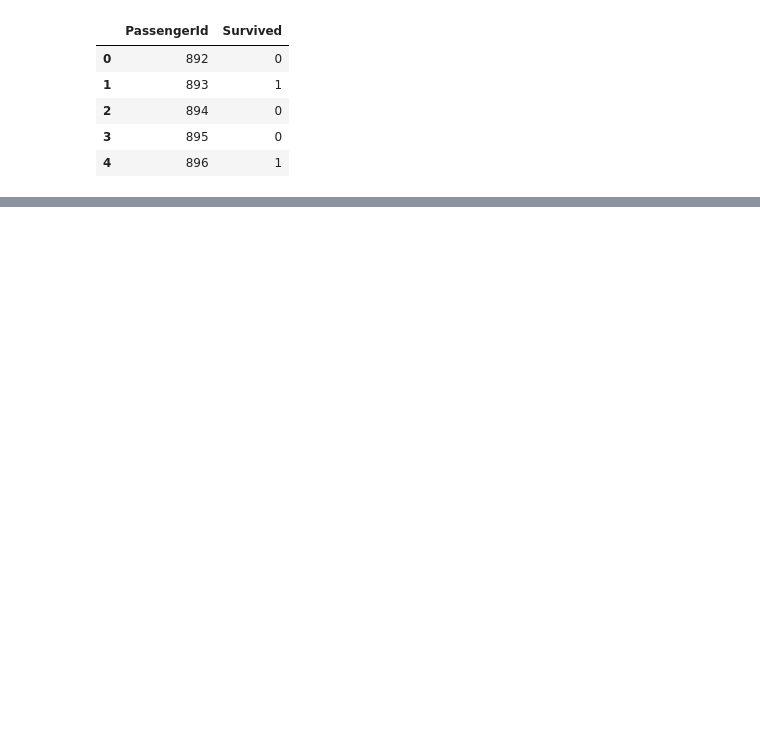
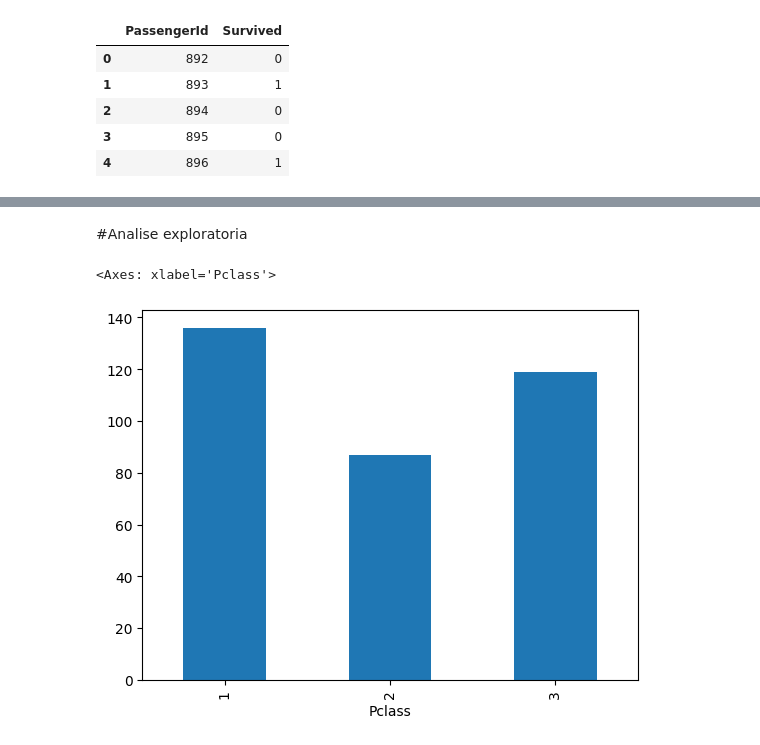
Before and after one commit to cauancalmeida/Desafios_Kaggle, a Jupyter notebook: Desafio_Titanic.ipynb, the cells around one changed output, grey strips where cells are left out. Saved outputs shown, nothing was run; the diff lists cells and outputs as text; code cells hidden in the pictures; blank space fills up the shorter version.

```diff
--- a/Desafio_Titanic.ipynb
+++ b/Desafio_Titanic.ipynb
@@ -36,0 +83,5 @@ df_sub.head()
+# %%
+#transformando as colunas nulas
+df_train['Age'] = df_train['Age'].fillna(df_train['Age'].mean())
+df_train['Embarked'] = df_train['Embarked'].fillna(df_train['Embarked'].mode()[0])
+df_train['Cabin'] = df_train['Cabin'].fillna(df_train['Cabin'].mode()[0])
@@ -36,0 +127,7 @@ df_sub.head()
+# %% [markdown]
+#Analise exploratoria
+# %%
+df_train.groupby('Pclass')['Survived'].sum().plot(kind='bar')
+# %% [output]
+<Axes: xlabel='Pclass'>
+[figure, added]
```
Also changed, not shown: parts of 16 cells of this notebook.
